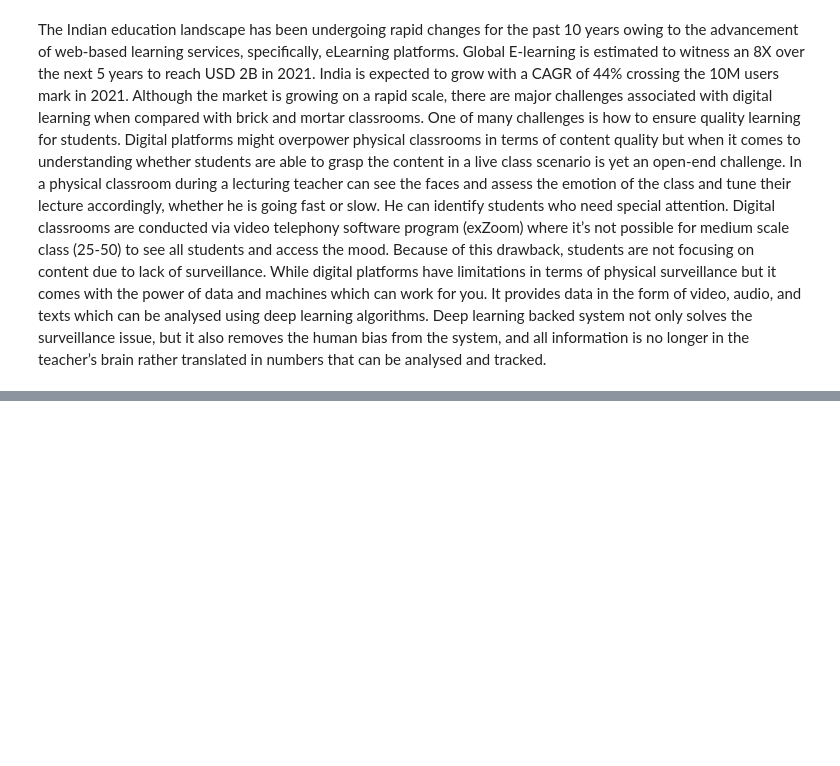
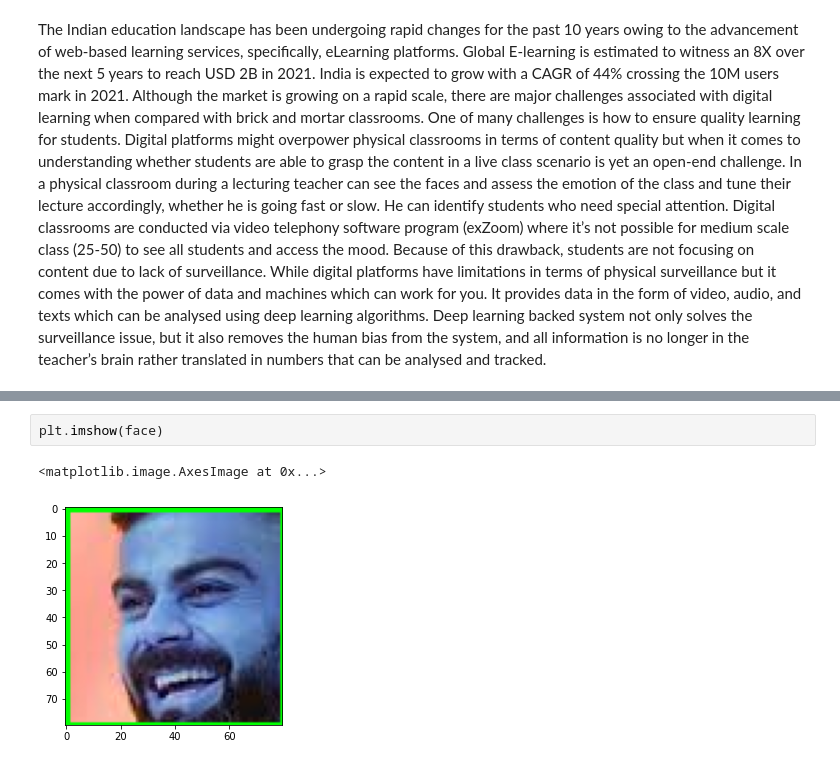
Before and after one commit to rajeshmore1/Face_Recognition_Drowsiness_Detection, a Jupyter notebook: Capstone_Project_5.ipynb, the cells around one changed output, grey strips where cells are left out. Cells and saved outputs as stored; diff of their text form; blank space fills up the shorter version.

```diff
--- a/Capstone_Project_5.ipynb
+++ b/Capstone_Project_5.ipynb
@@ -23,0 +75,5 @@ longer in the teacher’s brain rather translated in numbers that can be analyse
+# %%
+plt.imshow(face)
+# %% [output]
+<matplotlib.image.AxesImage at 0x...>
+[figure, added]
```
Also changed, not shown: parts of 9 cells of this notebook.
